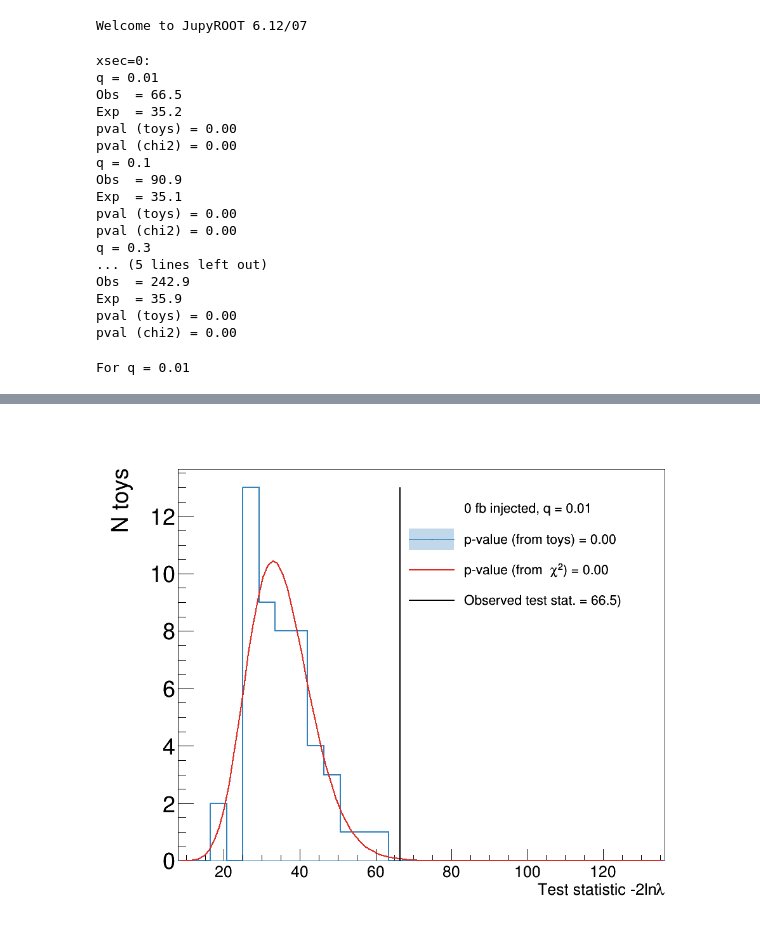
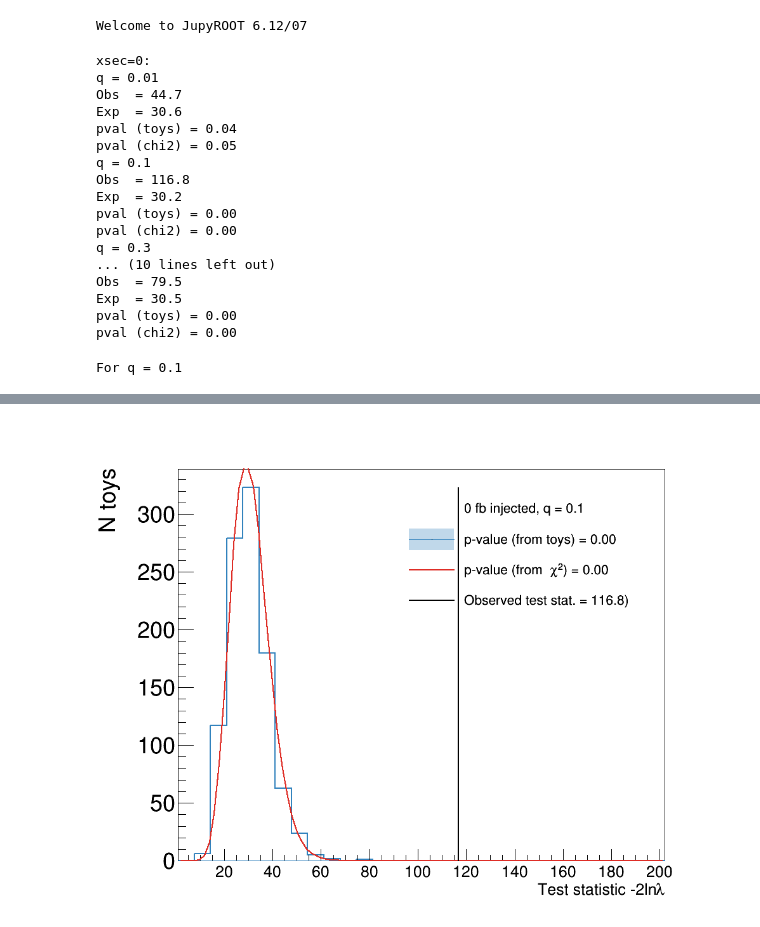
Before and after one commit to mpp-hep/gof_tests, a Jupyter notebook: plot_results.ipynb, the cells around one changed output, grey strips where cells are left out. Cells and saved outputs as stored; diff of their text form; code cells hidden in the pictures.

Commit message:
Add GOF code for CASE

```diff
--- a/plot_results.ipynb
+++ b/plot_results.ipynb
@@ -23,7 +23,8 @@ useDijet = True
 
 # Dijet variable-binwidth binning (depends on dijet resolution)
 if useDijet:
-    bin_edges = np.array([1200, 1255, 1320, 1387, 1457, 1529,
+    bin_edges = np.array([#1200, 1255, 1320, 1387, 1457, 1529,
+                          1457, 1529,
                           1604, 1681, 1761, 1844, 1930, 2019,
                           2111, 2206, 2305, 2406, 2512, 2620,
                           2733, 2849, 2969, 3093, 3221, 3353,
@@ -40,8 +41,8 @@ min_bin = bin_edges[0]
 bws = (max_bin-min_bin)/n_bins
 
 xsecs = [0]
-tag = "sig_GtoWW35naReco"
-columns = {0.01: 19, 0.1: 18, 0.3: 22,0.5: 21}
+tag = "sig_CASE_Wkk"
+columns = {0.01: 19, 0.1: 18, 0.3: 22,0.5: 21, 0.7: 20}
 # %%
 # Open combine files and extract observed and expeced gof
 for xs in xsecs:
@@ -75,19 +76,19 @@ for xs in xsecs:
 # %% [output]
 xsec=0:
 q = 0.01
-Obs  = 66.5
-Exp  = 35.2
-pval (toys) = 0.00
-pval (chi2) = 0.00
+Obs  = 44.7
+Exp  = 30.6
+pval (toys) = 0.04
+pval (chi2) = 0.05
 q = 0.1
-Obs  = 90.9
-Exp  = 35.1
+Obs  = 116.8
+Exp  = 30.2
 pval (toys) = 0.00
 pval (chi2) = 0.00
 q = 0.3
-... (5 lines left out)
-Obs  = 242.9
-Exp  = 35.9
+... (10 lines left out)
+Obs  = 79.5
+Exp  = 30.5
 pval (toys) = 0.00
 pval (chi2) = 0.00
 # %%
@@ -98,7 +99,7 @@ bcol =['#3182bd','#9ecae1','#deebf7']*2
 
 xs = xsecs[0]
 doChecks = True
-key = 0.01
+key = 0.1
 
 if doChecks:
 #     print("\nFor xsec={}:".format(xs) )
@@ -178,4 +179,4 @@ if doChecks:
         d.Draw()
 #         d.SaveAs("{}_gof.pdf".format(prefix))
 # %% [output]
-For q = 0.01
+For q = 0.1
@@ -182,4 +184,4 @@ For q = 0.01
-[figure, old version]
+[figure, new version]
 # %%
 # Debug! Run and inspect the fit from fitDiagnostics
 
```
Also changed, not shown: parts of 3 cells of this notebook, 3 other files.
